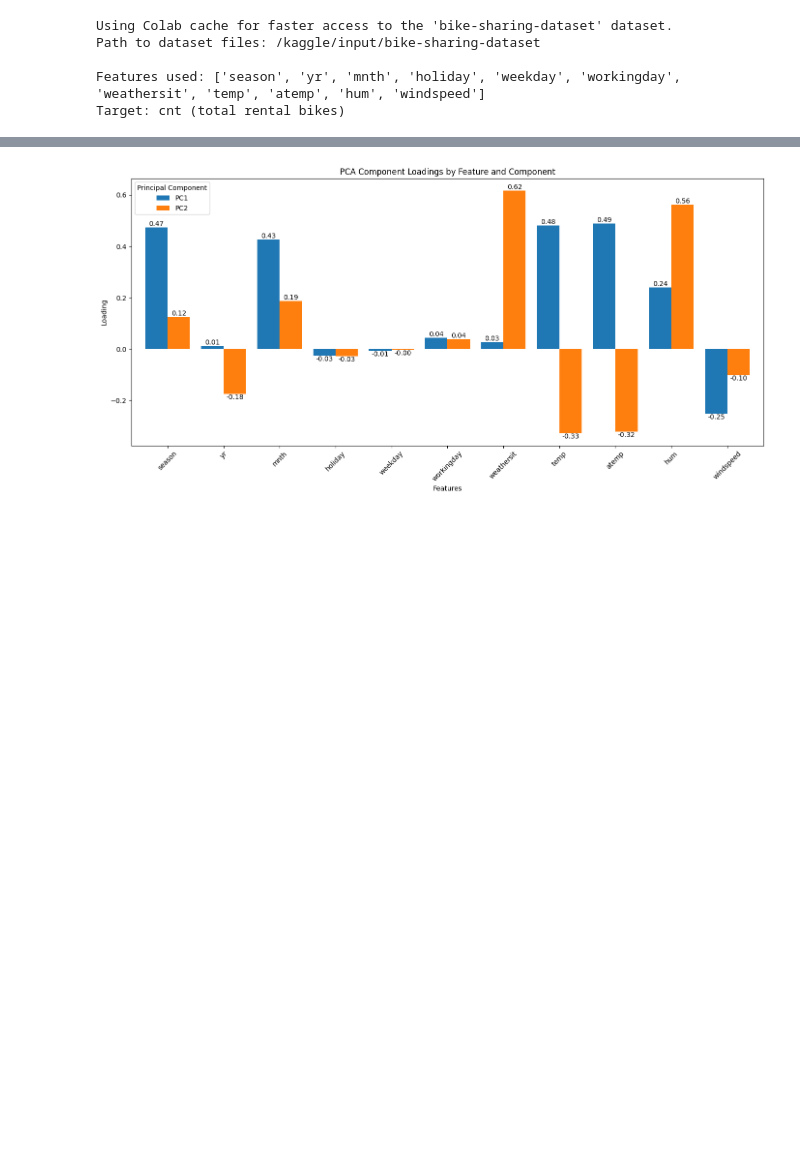
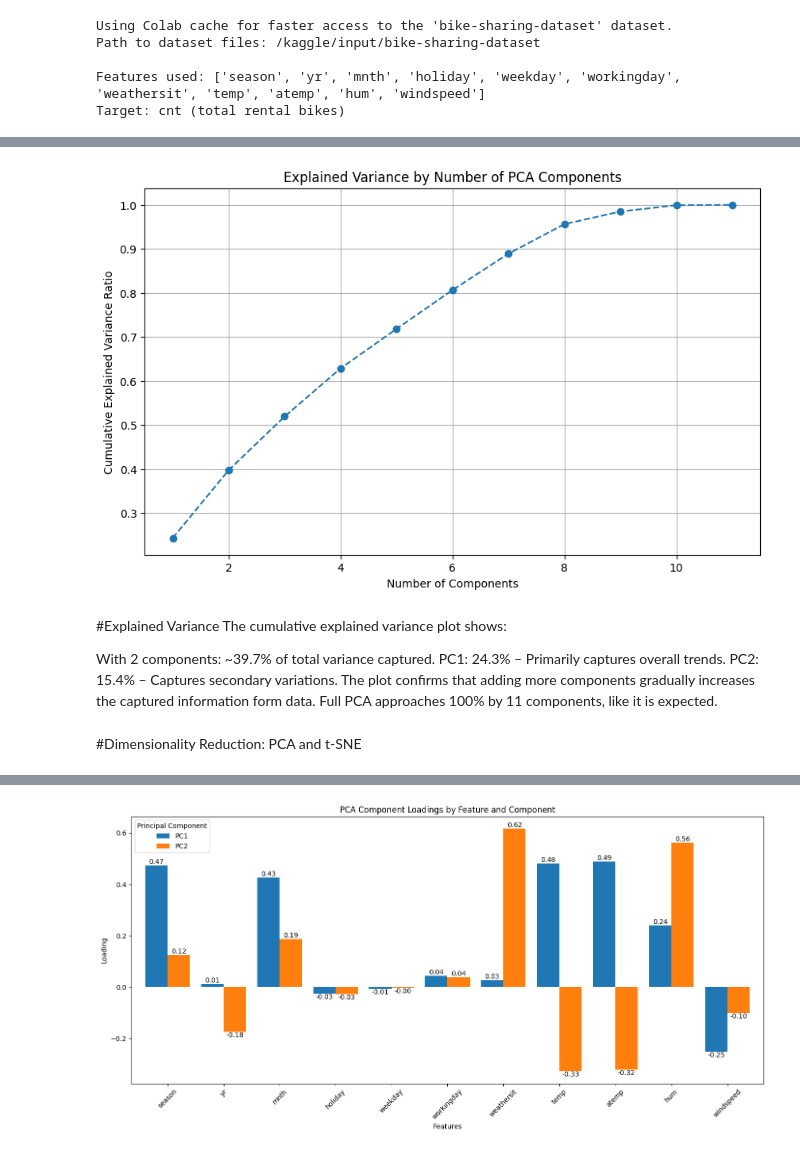
Before and after one commit to ipevendelin/Nonlinear-Dimensionality-Reduction, a Jupyter notebook: task_one.ipynb, the cells around one changed output, grey strips where cells are left out. Cells and saved outputs as stored; diff of their text form; code cells hidden in the pictures; blank space fills up the shorter version.

```diff
--- a/task_one.ipynb
+++ b/task_one.ipynb
@@ -59 +57,26 @@ Create a new cell below the "Dimensionality Reduction: PCA and t-SNE" heading an
+# %%
+# PCA explained variance ratio plot
+
+pca_full = PCA()
+pca_full.fit(X_scaled)
+
+plt.figure(figsize=(10, 6))
+plt.plot(range(1, len(pca_full.explained_variance_ratio_) + 1), np.cumsum(pca_full.explained_variance_ratio_), marker='o', linestyle='--')
+plt.title('Explained Variance by Number of PCA Components')
+plt.xlabel('Number of Components')
+plt.ylabel('Cumulative Explained Variance Ratio')
+plt.grid(True)
+plt.show()
+# %% [output]
+[figure, added]
+# %% [markdown]
+#Explained Variance
+The cumulative explained variance plot shows:
+
+With 2 components: ~39.7% of total variance captured.
+PC1: 24.3% – Primarily captures overall trends.
+PC2: 15.4% – Captures secondary variations. The plot confirms that adding more components gradually increases the captured information form data.
+Full PCA approaches 100% by 11 components, like it is expected.
+# %% [markdown]
+#Dimensionality Reduction: PCA and t-SNE
 # %%
```
Also changed, not shown: parts of 21 cells of this notebook.
